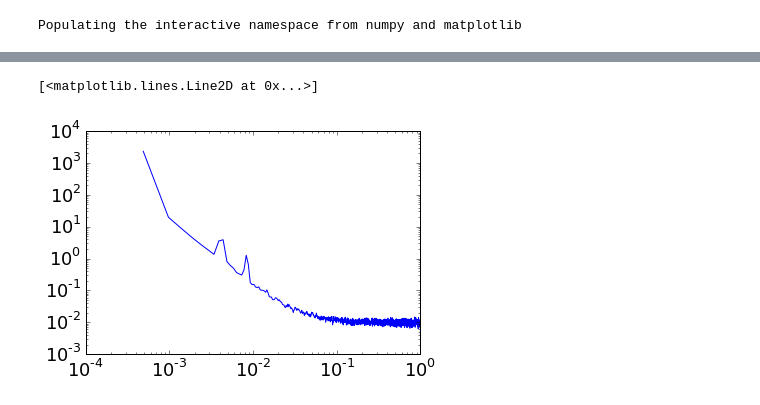
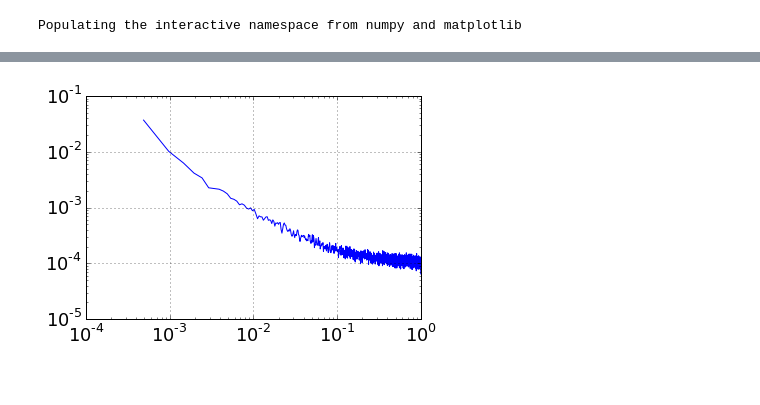
Before and after one commit to gitj/notebooks, a Jupyter notebook: 2015/2015-08-12-demonstrate-cross-correlation-with-simulation.ipynb, the cells around one changed output, grey strips where cells are left out. Saved outputs shown, nothing was run; the diff lists cells and outputs as text; code cells hidden in the pictures.

```diff
--- a/2015/2015-08-12-demonstrate-cross-correlation-with-simulation.ipynb
+++ b/2015/2015-08-12-demonstrate-cross-correlation-with-simulation.ipynb
@@ -52,6 +56,6 @@ plot(red_line[:10000])
 # %%
-pxx,fr = mlab.psd((red_line+ts1/10).real,NFFT=2**12)
+pxx,fr = mlab.psd((red+ts1/100).real,NFFT=2**12)
 loglog(fr,pxx)
+grid()
 # %% [output]
-[<matplotlib.lines.Line2D at 0x...>]
-[figure, old version]
+[figure, new version]
```
Also changed, not shown: parts of 24 cells of this notebook, 1 other file.
